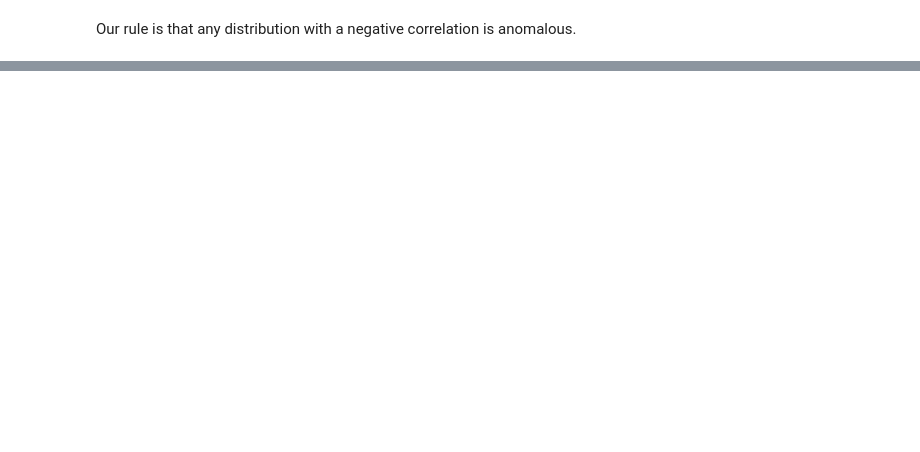
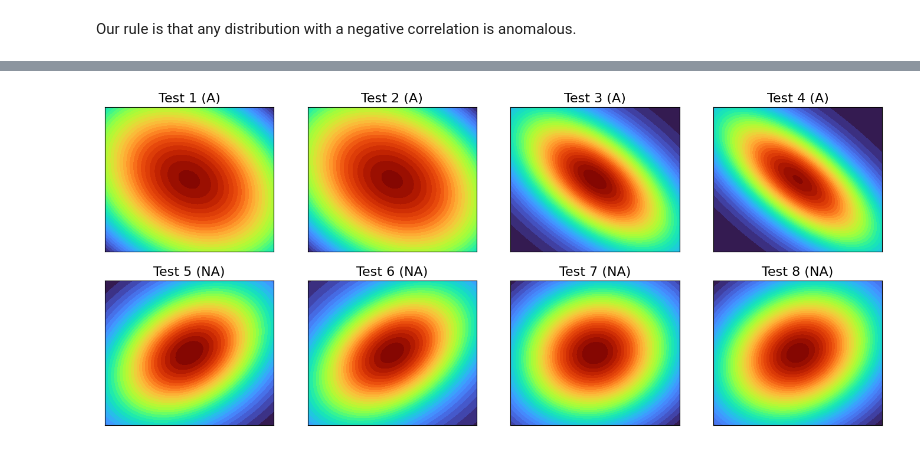
Before and after one commit to psesh/spatial-anomaly-detection, a Jupyter notebook: Prototype.ipynb, the cells around one changed output, grey strips where cells are left out. Drawn from its saved outputs; the diff is of its cells as text; code cells hidden in the pictures; blank space fills up the shorter version.

```diff
--- a/Prototype.ipynb
+++ b/Prototype.ipynb
@@ -134,0 +139,84 @@ Based on the above, we set 0.2 as our cut-off. Now let us generate some testing
+# %%
+x, y = np.mgrid[-1.5:1.51:.03, -1.5:1.51:.03]
+pos = np.dstack((x, y))
+
+new_labels = ['Baseline', 'Test 1 (A)', 'Test 2 (A)', 'Test 3 (A)', 'Test 4 (A)', \
+             'Test 5 (NA)', 'Test 6 (NA)', 'Test 7 (NA)', 'Test 8 (NA)']
+fig = plt.figure(figsize=(17,7))
+
+plt.subplot(241)
+rv8 = multivariate_normal(mean, cov+ np.array([[2.0, -0.85], [-0.85, 2.0]]))
+c = plt.contourf(x, y, rv8.pdf(pos), 40, cmap=plt.cm.turbo)
+plt.xlim([-1.5, 1.5])
+plt.ylim([-1.5, 1.5])
+plt.title('Test 1 (A)', fontsize=16)
+plt.xticks([])
+plt.yticks([])
+
+plt.subplot(242)
+rv9 = multivariate_normal(mean, cov + np.array([[2.0, -0.85], [-0.85, 2.0]]) )
+c = plt.contourf(x, y, rv9.pdf(pos), 40, cmap=plt.cm.turbo)
+plt.xlim([-1.5, 1.5])
+plt.ylim([-1.5, 1.5])
+plt.title('Test 2 (A)', fontsize=16)
+plt.xticks([])
+plt.yticks([])
+
+plt.subplot(243)
+rv10 = multivariate_normal(mean, cov + np.array([[0.0, -0.6], [-0.6, 0.0]]))
+c = plt.contourf(x, y, rv10.pdf(pos), 40, cmap=plt.cm.turbo)
+plt.xlim([-1.5, 1.5])
+plt.ylim([-1.5, 1.5])
+plt.title('Test 3 (A)', fontsize=16)
+plt.xticks([])
+plt.yticks([])
+
+plt.subplot(244)
+rv11 = multivariate_normal(mean, cov + np.array([[0.0, -0.7], [-0.7, 0.0]]) )
+c = plt.contourf(x, y, rv11.pdf(pos), 40, cmap=plt.cm.turbo)
+plt.xlim([-1.5, 1.5])
+plt.ylim([-1.5, 1.5])
+plt.title('Test 4 (A)', fontsize=16)
+plt.xticks([])
+plt.yticks([])
+
+plt.subplot(245)
+rv12 = multivariate_normal(mean, cov + np.array([[0.0, 0.35], [0.35, 0.0]]))
+c = plt.contourf(x, y, rv12.pdf(pos), 40, cmap=plt.cm.turbo)
+plt.xlim([-1.5, 1.5])
+plt.ylim([-1.5, 1.5])
+plt.title('Test 5 (NA)', fontsize=16)
+plt.xticks([])
+plt.yticks([])
+
+plt.subplot(246)
+rv13 = multivariate_normal(mean, cov + np.array([[0.0, 0.4], [0.4, 0.0]]))
+c = plt.contourf(x, y, rv13.pdf(pos), 40, cmap=plt.cm.turbo)
+plt.xlim([-1.5, 1.5])
+plt.ylim([-1.5, 1.5])
+plt.title('Test 6 (NA)', fontsize=16)
+plt.xticks([])
+plt.yticks([])
+
+plt.subplot(247)
+rv14 = multivariate_normal(mean, cov + np.array([[0.0, 0.1], [0.1, 0.0]]))
+c = plt.contourf(x, y, rv14.pdf(pos), 40, cmap=plt.cm.turbo)
+plt.xlim([-1.5, 1.5])
+plt.ylim([-1.5, 1.5])
+plt.title('Test 7 (NA)', fontsize=16)
+plt.xticks([])
+plt.yticks([])
+
+
+plt.subplot(248)
+rv15 = multivariate_normal(mean, cov + np.array([[0.0, 0.22], [0.22, 0.0]]))
+c = plt.contourf(x, y, rv15.pdf(pos), 40, cmap=plt.cm.turbo)
+plt.xlim([-1.5, 1.5])
+plt.ylim([-1.5, 1.5])
+plt.title('Test 8 (NA)', fontsize=16)
+plt.xticks([])
+plt.yticks([])
+plt.savefig('test.png', dpi=150, bbox_inches='tight')
+plt.show()
+# %% [output]
+[figure, added]
```
Also changed, not shown: parts of 8 cells of this notebook.
